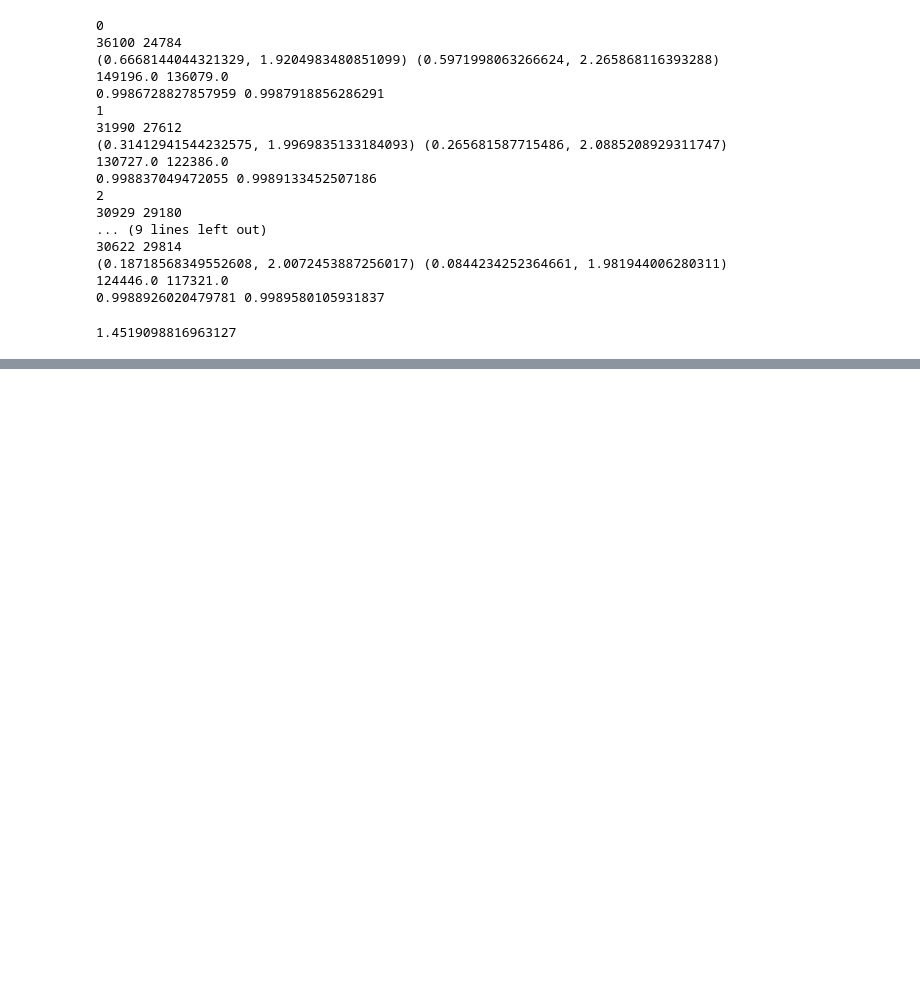
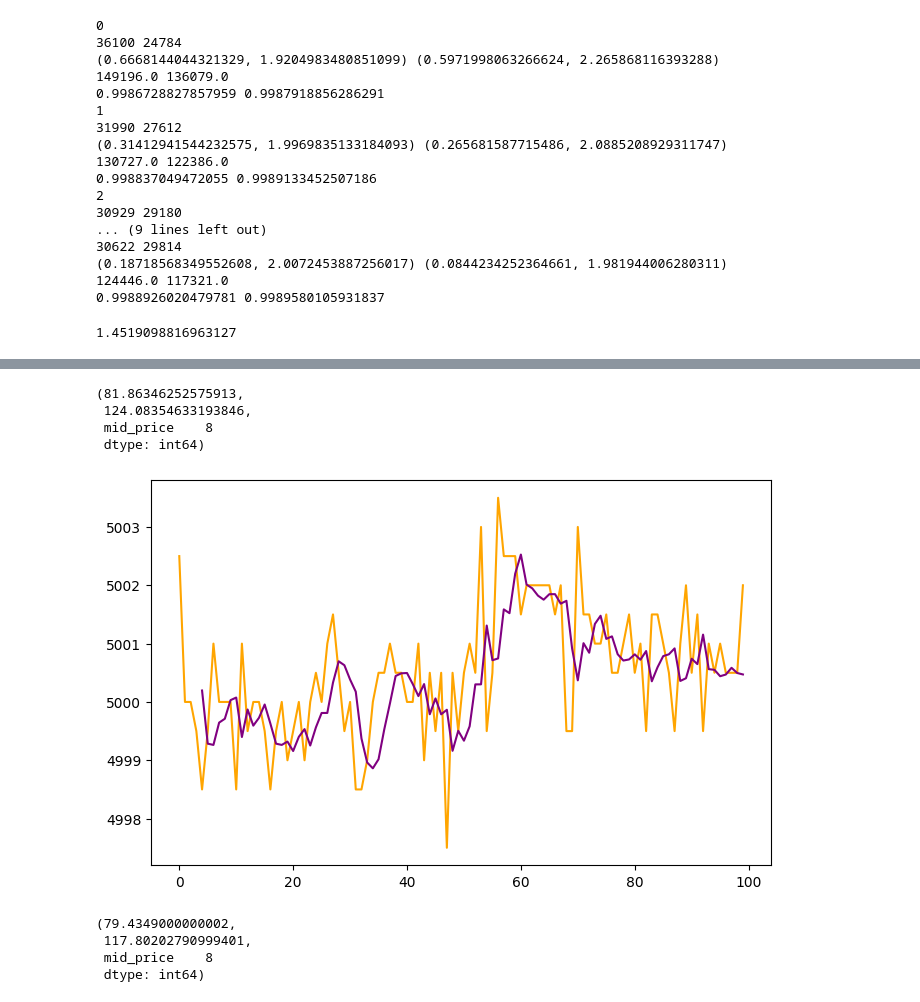
Before and after one commit to felixpoirier1/Prosperity, a Jupyter notebook: test.ipynb, the cells around one changed output, grey strips where cells are left out. Drawn from its saved outputs; the diff is of its cells as text; code cells hidden in the pictures; blank space fills up the shorter version.

```diff
--- a/test.ipynb
+++ b/test.ipynb
@@ -527,0 +683,34 @@ vals_b = (co4_b*val4_b +  co3_b*val3_b  +co2_b*val2_b + co1_b*val1_b) + a_b
+# %%
+cond = (vals_b[:r] - sdf['mid_price'].iloc[:r]).to_frame()
+mae = abs(cond).sum()
+mse = (cond ** 2).sum()
+
+mae.iloc[0], mse.iloc[0], cond[abs(cond['mid_price']) > 2].count()
+# %% [output]
+(81.86346252575913,
+ 124.08354633193846,
+ mid_price    8
+ dtype: int64)
+# %%
+comp_co4_b, comp_co3_b, comp_co2_b, comp_co1_b = [0.18888923, 0.23857839, 0.22763481, 0.32536866]
+comp_a_b = 97.53116674278772
+
+comp_vals_b = (comp_co4_b*val4_b +  comp_co3_b*val3_b  +comp_co2_b*val2_b + comp_co1_b*val1_b) + comp_a_b
+# %%
+plt.figure(figsize=(8, 5))
+plt.plot(np.arange(len(comp_vals_b[:r])), sdf['mid_price'].iloc[:r], color='orange')
+plt.plot(np.arange(len(comp_vals_b[:r])), comp_vals_b[:r], color='purple')
+plt.show()
+# %% [output]
+[figure, added]
+# %%
+comp_cond = (comp_vals_b[:r] - sdf['mid_price'].iloc[:r]).to_frame()
+mae = abs(comp_cond).sum()
+mse = (comp_cond ** 2).sum()
+
+mae.iloc[0], mse.iloc[0], comp_cond[abs(comp_cond['mid_price']) > 2].count()
+# %% [output]
+(79.4349000000002,
+ 117.80202790999401,
+ mid_price    8
+ dtype: int64)
```
Also changed, not shown: parts of 29 cells of this notebook, 1 other file.
